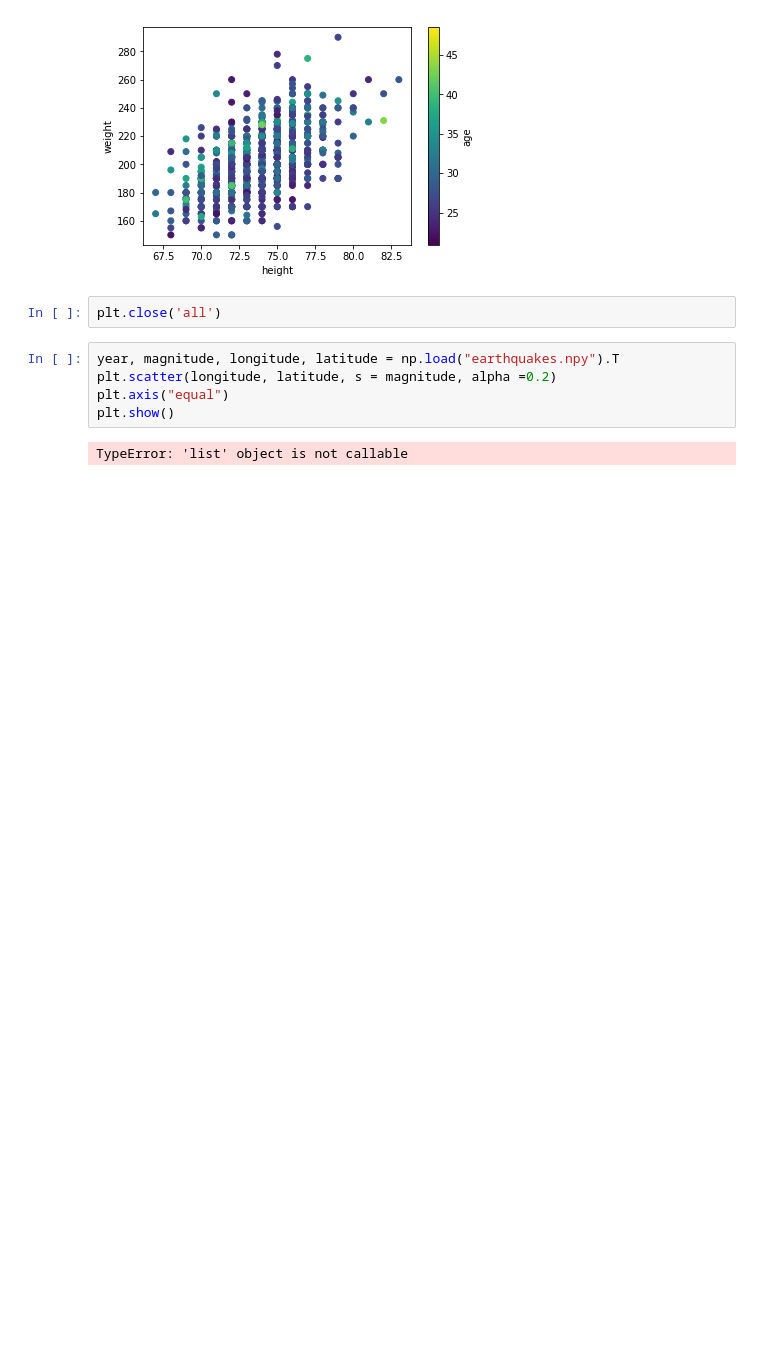
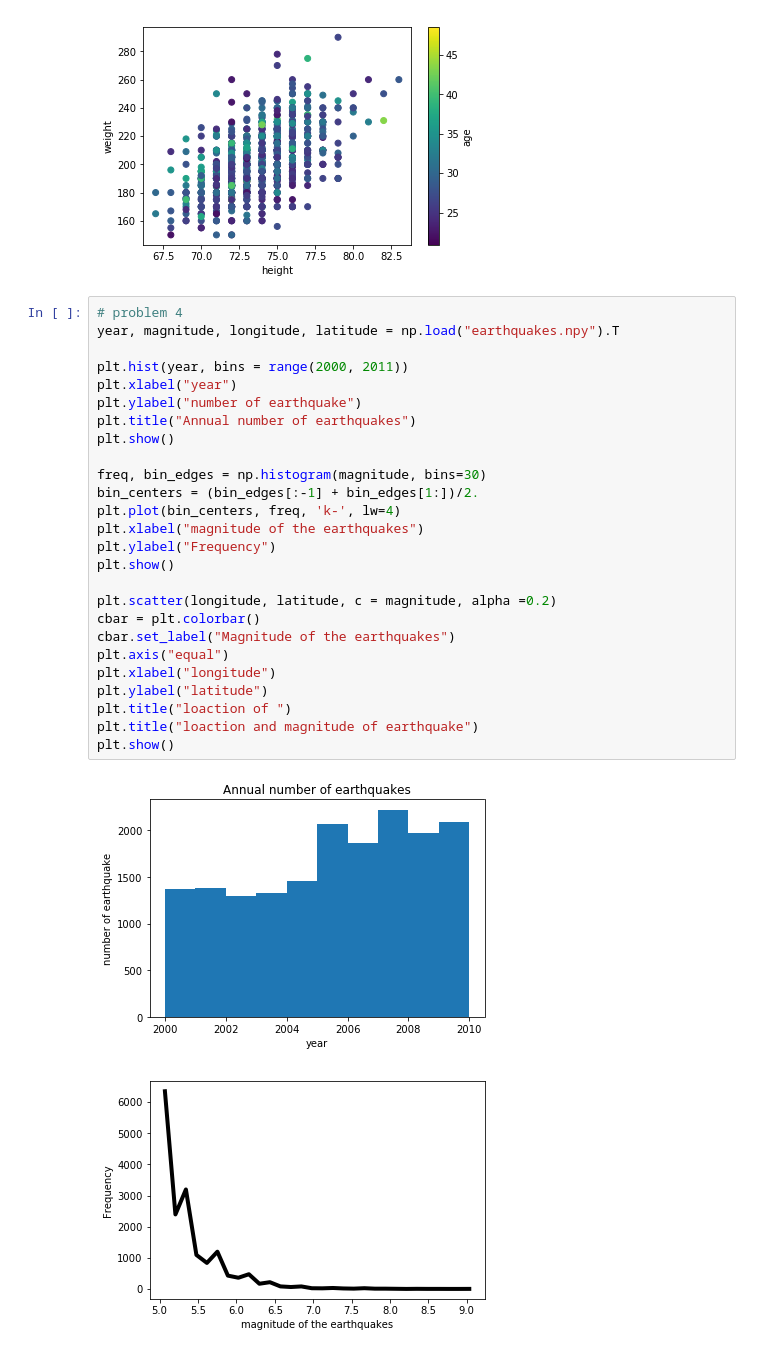
Before and after one commit to ChenAnhua/BootCamp2017, a Jupyter notebook: probsets/computation/probset2/visualization_testing.ipynb, the cells around one changed output. Saved outputs shown, nothing was run; the diff lists cells and outputs as text; blank space fills up the shorter version.

```diff
--- a/probsets/computation/probset2/visualization_testing.ipynb
+++ b/probsets/computation/probset2/visualization_testing.ipynb
@@ -77,12 +83,32 @@ cbar.set_label("age")
 mlbfig
 # %% [output]
 [figure]
-# %%
-plt.close('all')
-# %%
-year, magnitude, longitude, latitude = np.load("earthquakes.npy").T
-plt.scatter(longitude, latitude, s = magnitude, alpha =0.2)
-plt.axis("equal")
-plt.show()
-# %% [output]
-TypeError: 'list' object is not callable
+# %%
+# problem 4
+year, magnitude, longitude, latitude = np.load("earthquakes.npy").T
+
+plt.hist(year, bins = range(2000, 2011))
+plt.xlabel("year")
+plt.ylabel("number of earthquake")
+plt.title("Annual number of earthquakes")
+plt.show()
+
+freq, bin_edges = np.histogram(magnitude, bins=30)
+bin_centers = (bin_edges[:-1] + bin_edges[1:])/2.
+plt.plot(bin_centers, freq, 'k-', lw=4)
+plt.xlabel("magnitude of the earthquakes")
+plt.ylabel("Frequency")
+plt.show()
+
+plt.scatter(longitude, latitude, c = magnitude, alpha =0.2)
+cbar = plt.colorbar()
+cbar.set_label("Magnitude of the earthquakes")
+plt.axis("equal")
+plt.xlabel("longitude")
+plt.ylabel("latitude")
+plt.title("loaction of ")
+plt.title("loaction and magnitude of earthquake")
+plt.show()
+# %% [output]
+[figure, added]
+[figure, added]
```
Also changed, not shown: parts of 4 cells of this notebook, 2 other files.
